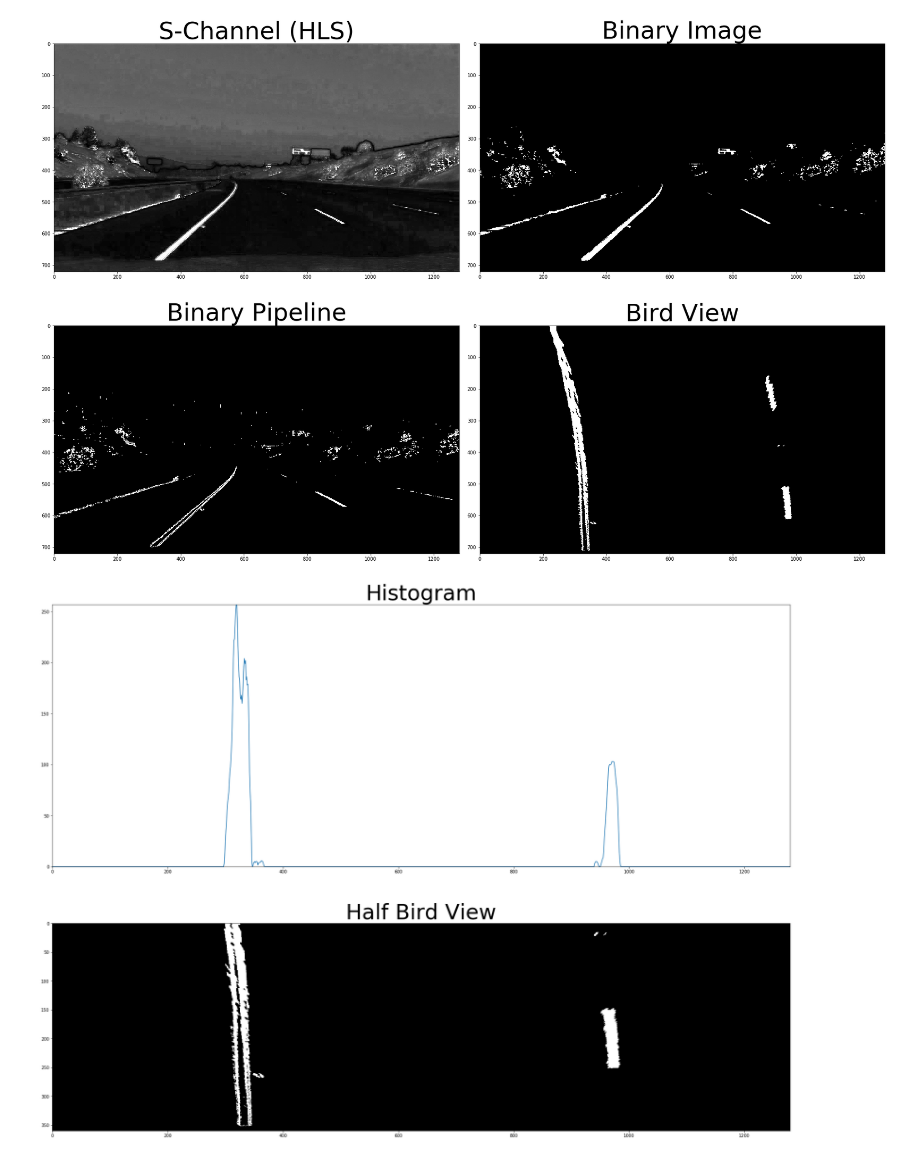
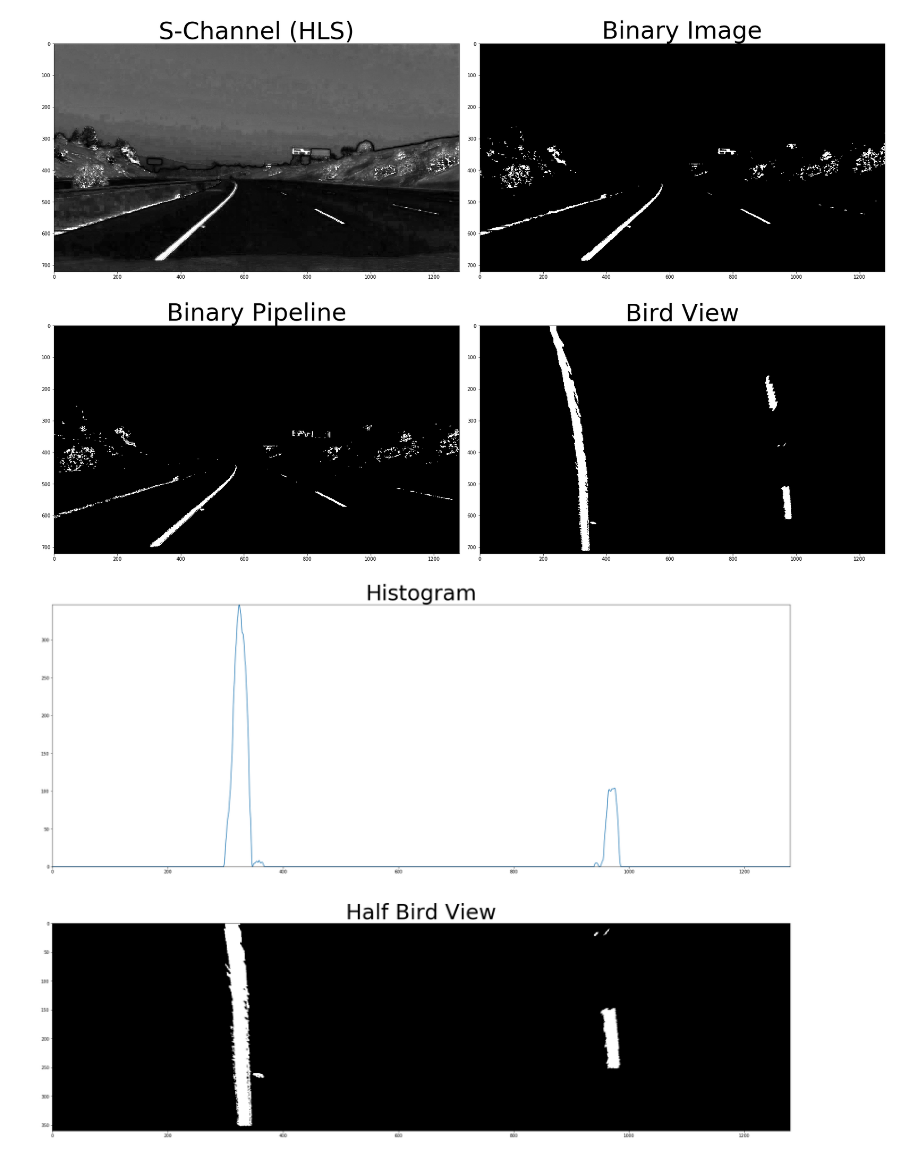
Before and after one commit to aldajo92/Udacity_SDC_Advanced_Lane_Lines, a Jupyter notebook: final_implementation.ipynb, the cells around one changed output. Drawn from its saved outputs; the diff is of its cells as text; code cells hidden in the pictures.

```diff
--- a/final_implementation.ipynb
+++ b/final_implementation.ipynb
@@ -110,23 +110,24 @@ plt.subplots_adjust(left=0., right=1, top=0.9, bottom=0.)
 # %% [output]
 [figure]
 # %%
-#Test Pipeline_binary
-img = cv2.imread('./examples/project_images/img_0.jpg')
+# Test Pipeline_binary
+bgr_img = cv2.imread('./examples/project_images/img_0.jpg')
+img = cv2.cvtColor(bgr_img, cv2.COLOR_BGR2RGB)
 binary = laneProcessing._pipeline_binary(img)
-bird_view, M = laneProcessing._bird_view(binary)
+bird_view = laneProcessing._bird_view(binary)
 
 f, (ax1, ax2) = plt.subplots(1, 2, figsize=(24, 9))
 f.tight_layout()
 
 ax1.set_title('Binary Pipeline', fontsize=50)
 ax2.set_title('Bird View', fontsize=50)
 
 ax1.imshow(binary, cmap='gray')
 ax2.imshow(bird_view, cmap='gray')
 
 plt.subplots_adjust(left=0., right=1, top=0.9, bottom=0.)
 # %% [output]
-[figure, old version]
+[figure, new version]
 # %%
 # Test left and right peak histogram operation
 histogram, bottom_half = laneProcessing._lr_peaks_histogram(bird_view)
@@ -142,4 +143,4 @@ ax1.plot(histogram)
 ax2.imshow(bottom_half, cmap='gray')
 plt.subplots_adjust(left=0., right=1, top=2, bottom=0.)
 # %% [output]
-[figure, old version]
+[figure, new version]
```
Also changed, not shown: parts of 6 cells of this notebook, 3 other files.
